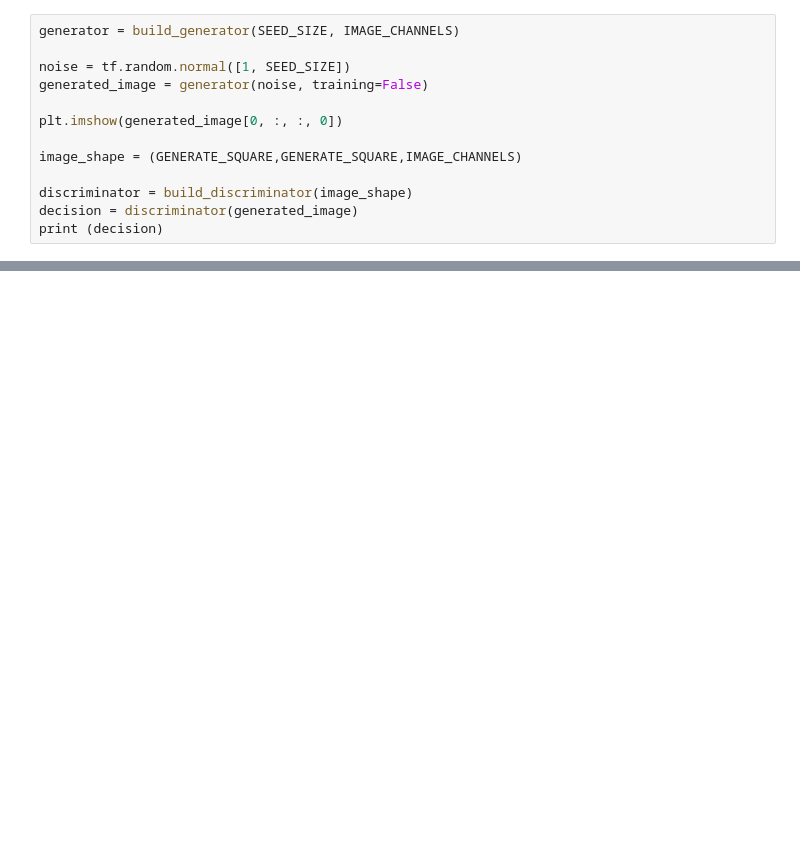
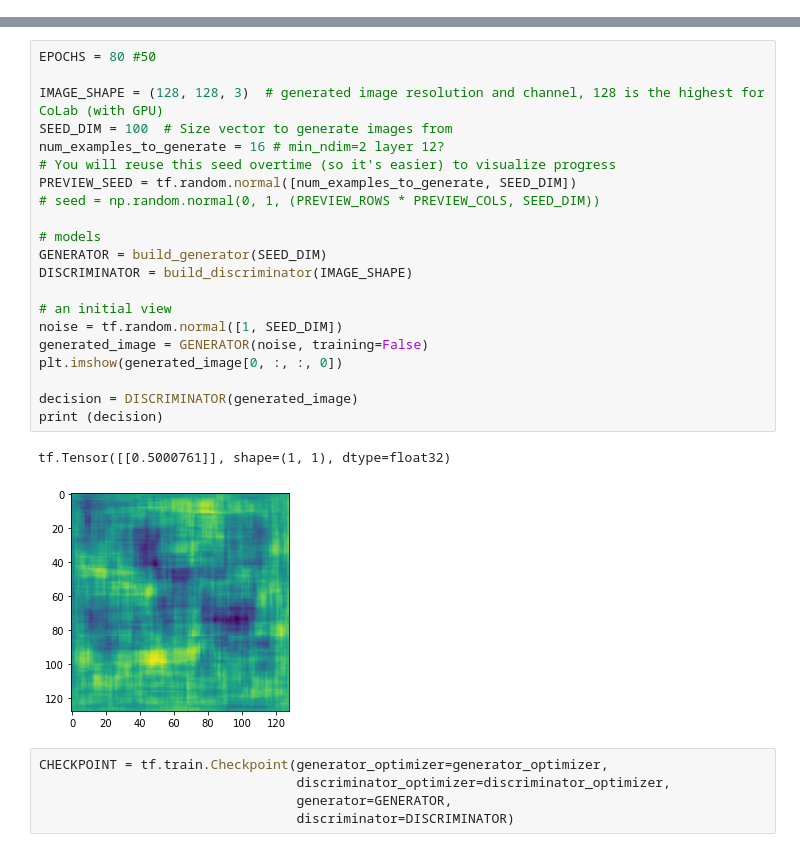
Before and after one commit to snowshine/NFTCreators, a Jupyter notebook: gan/dcgan.ipynb, the cells around one changed output, grey strips where cells are left out. Drawn from its saved outputs; the diff is of its cells as text; blank space fills up the shorter version.

Commit message:
model updates

```diff
--- a/gan/dcgan.ipynb
+++ b/gan/dcgan.ipynb
@@ -254,13 +22,0 @@ TensorShape([32, 32, 32, 3])
-# %%
-generator = build_generator(SEED_SIZE, IMAGE_CHANNELS)
-
-noise = tf.random.normal([1, SEED_SIZE])
-generated_image = generator(noise, training=False)
-
-plt.imshow(generated_image[0, :, :, 0])
-
-image_shape = (GENERATE_SQUARE,GENERATE_SQUARE,IMAGE_CHANNELS)
-
-discriminator = build_discriminator(image_shape)
-decision = discriminator(generated_image)
-print (decision)
@@ -306,0 +266,29 @@ display(Image(filename='/content/drive/Shareddrives/Capstone/output/train-9.png'
+# %%
+EPOCHS = 80 #50
+
+IMAGE_SHAPE = (128, 128, 3)  # generated image resolution and channel, 128 is the highest for CoLab (with GPU)
+SEED_DIM = 100  # Size vector to generate images from
+num_examples_to_generate = 16 # min_ndim=2 layer 12?
+# You will reuse this seed overtime (so it's easier) to visualize progress
+PREVIEW_SEED = tf.random.normal([num_examples_to_generate, SEED_DIM])
+# seed = np.random.normal(0, 1, (PREVIEW_ROWS * PREVIEW_COLS, SEED_DIM))
+
+# models
+GENERATOR = build_generator(SEED_DIM)
+DISCRIMINATOR = build_discriminator(IMAGE_SHAPE)
+
+# an initial view
+noise = tf.random.normal([1, SEED_DIM])
+generated_image = GENERATOR(noise, training=False)
+plt.imshow(generated_image[0, :, :, 0])
+
+decision = DISCRIMINATOR(generated_image)
+print (decision)
+# %% [output]
+tf.Tensor([[0.5000761]], shape=(1, 1), dtype=float32)
+[figure, added]
+# %%
+CHECKPOINT = tf.train.Checkpoint(generator_optimizer=generator_optimizer,
+                                 discriminator_optimizer=discriminator_optimizer,
+                                 generator=GENERATOR,
+                                 discriminator=DISCRIMINATOR)
```
Also changed, not shown: parts of 37 cells of this notebook.
